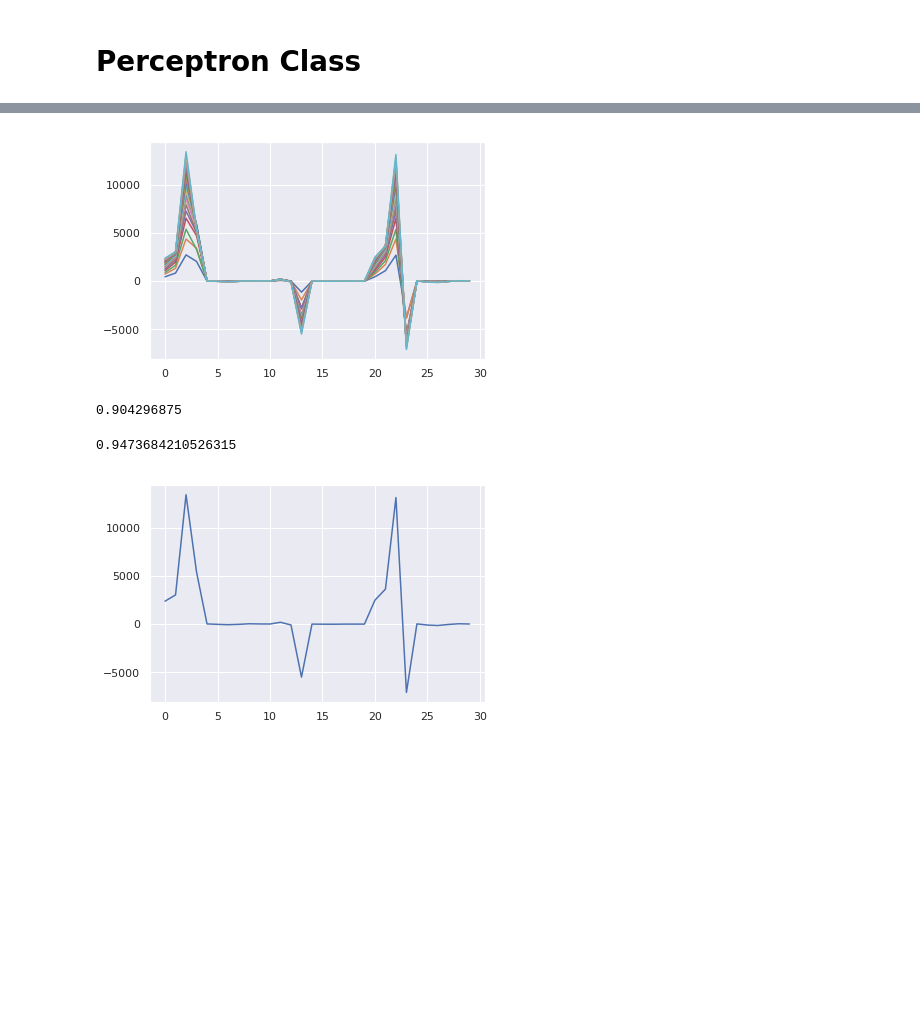
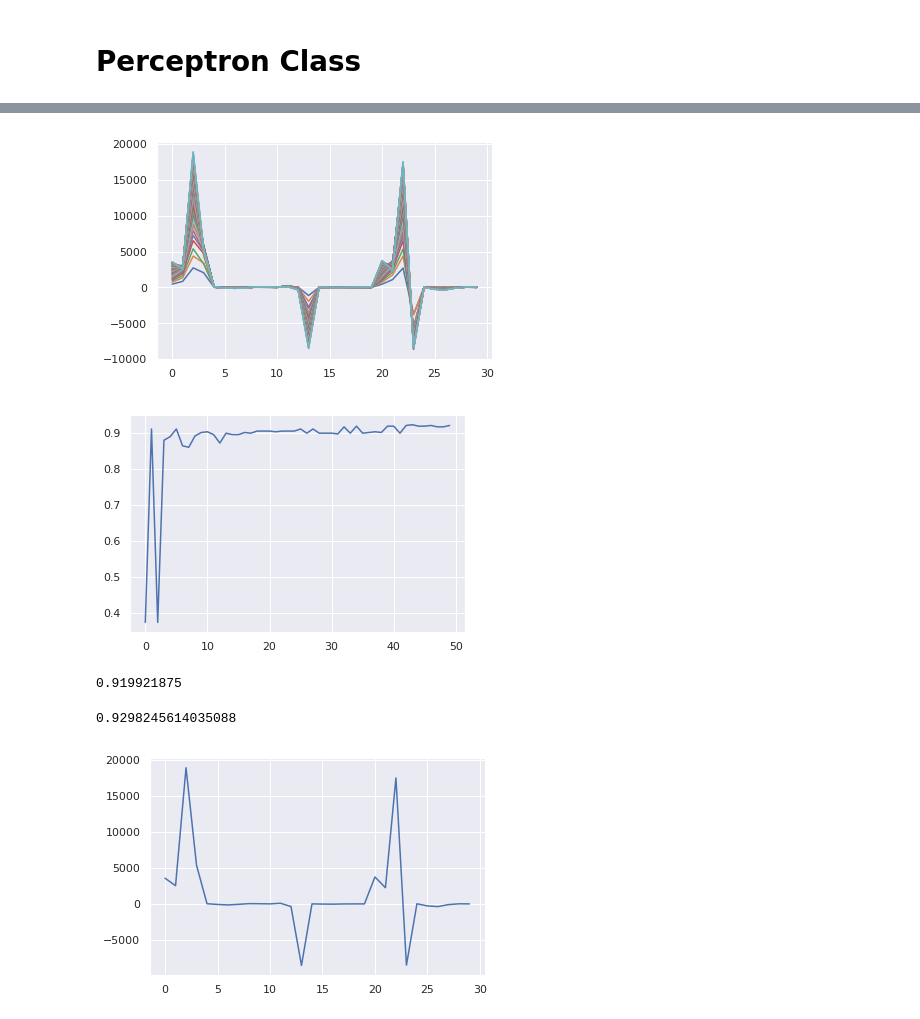
Before and after one commit to championballer/one-fourth-labs-deep-learning, a Jupyter notebook: Lecture 7 - MCP and Perceptron Code/0922_MPNeuronAndPerceptron.ipynb, the cells around one changed output, grey strips where cells are left out. Saved outputs shown, nothing was run; the diff lists cells and outputs as text; code cells hidden in the pictures; blank space fills up the shorter version.

Commit message:
Added Accuracy transition graph

```diff
--- a/Lecture 7 - MCP and Perceptron Code/0922_MPNeuronAndPerceptron.ipynb
+++ b/Lecture 7 - MCP and Perceptron Code/0922_MPNeuronAndPerceptron.ipynb
@@ -323,6 +323,7 @@ class Perceptron:
 
   def fit(self,X,Y,epochs):
 
+    accuracy = []
     self.b = 0
     self.w = np.ones(X.shape[1])
 
@@ -336,16 +337,22 @@ class Perceptron:
           self.w-=x
           self.b-=1
       plt.plot(self.w)
+      accuracy.append(accuracy_score(self.predict(X),Y))
       print("Completed epoch", i+1, ", Training Accuracy:",accuracy_score(self.predict(X),Y))
       print()
+    plt.savefig("Weight Transition.png")
     plt.show()
+
+    plt.plot(accuracy)
+    plt.savefig("Accuracy Transition")
+    plt.show()
 # %%
 perceptron = Perceptron()
 # %%
 x_train = x_train.values
 x_test = x_test.values
 # %%
-perceptron.fit(x_train,y_train,20)
+perceptron.fit(x_train,y_train,50)
 # %% [output]
 Completed epoch 1 , Training Accuracy: 0.373046875
 
@@ -367,14 +374,16 @@ Completed epoch 20 , Training Accuracy: 0.904296875
-[figure, old version]
+[figure, new version]
+[figure, added]
 # %%
 accuracy_score(perceptron.predict(x_train),y_train)
 # %% [output]
-0.904296875
+0.919921875
 # %%
 accuracy_score(perceptron.predict(x_test),y_test)
 # %% [output]
-0.9473684210526315
+0.9298245614035088
 # %%
 plt.plot(perceptron.w)
+plt.savefig("Final Weight Graph for Perceptron")
 plt.show()
 # %% [output]
-[figure, old version]
+[figure, new version]
```
Also changed, not shown: parts of 1 cell of this notebook, 4 other files.
